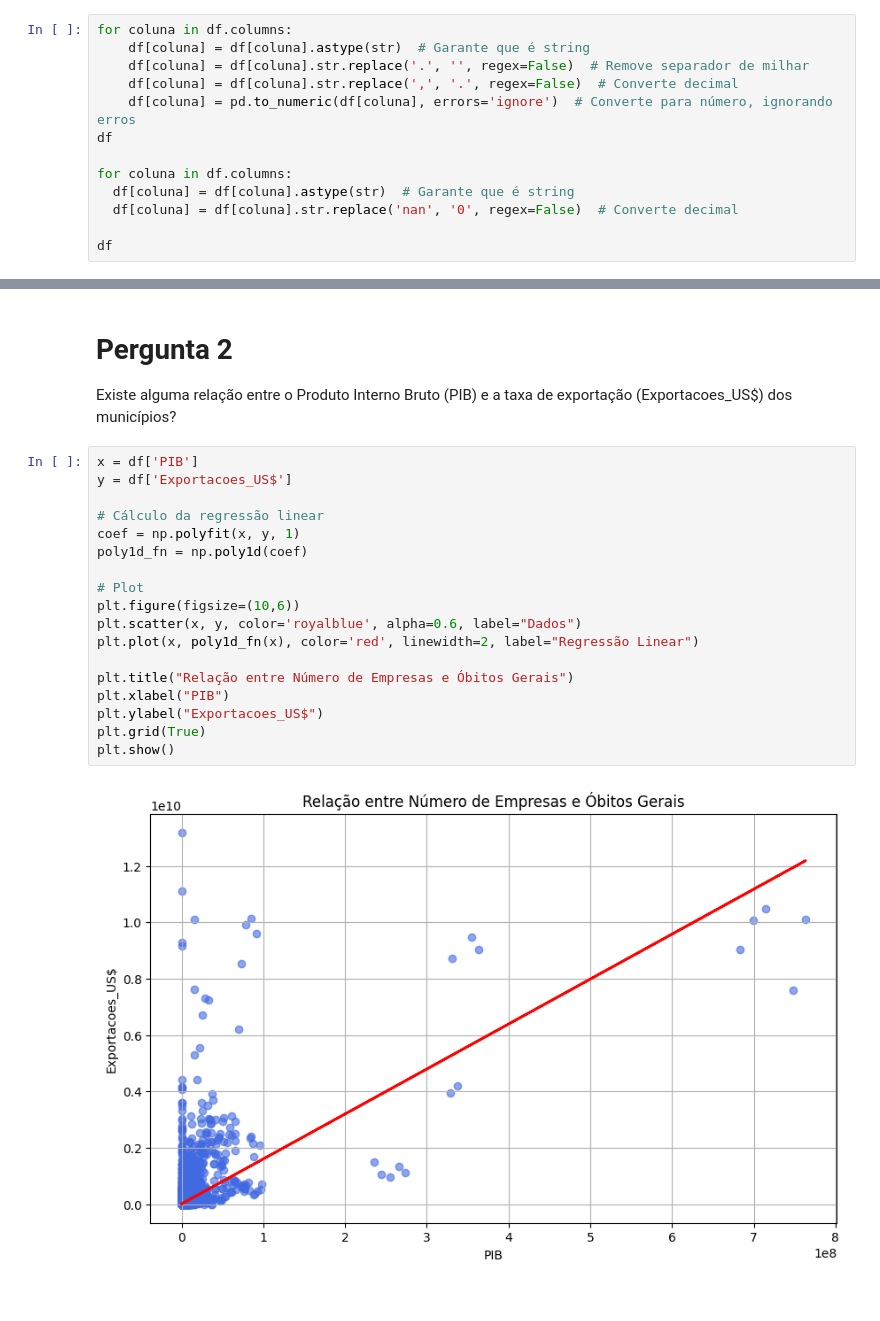
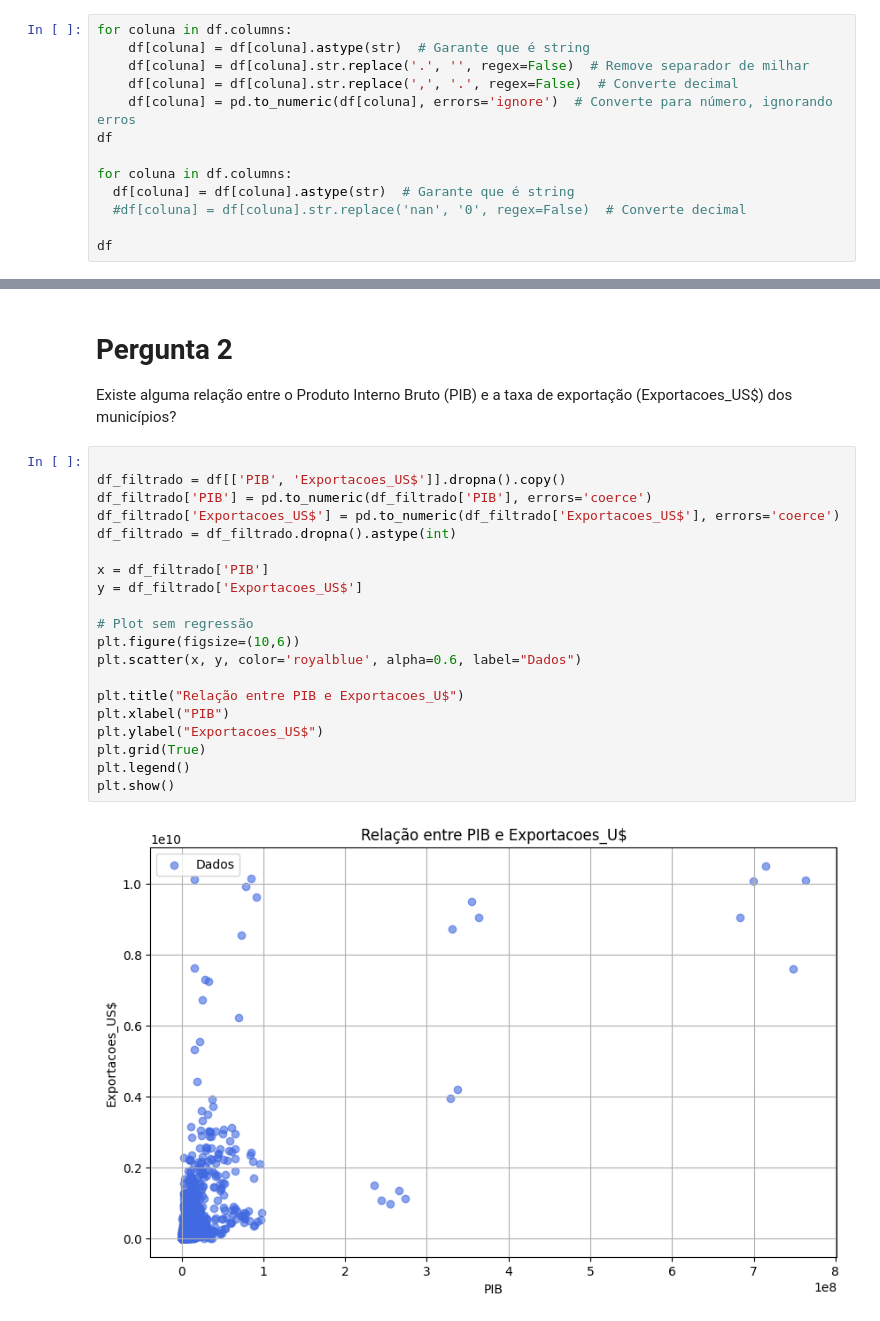
Before and after one commit to anaC-Fernandes/ProjetoDados, a Jupyter notebook: Notebooks/Dataset_Economia.ipynb, the cells around one changed output, grey strips where cells are left out. Drawn from its saved outputs; the diff is of its cells as text.

```diff
--- a/Notebooks/Dataset_Economia.ipynb
+++ b/Notebooks/Dataset_Economia.ipynb
@@ -46,7 +46,7 @@ df
 
 for coluna in df.columns:
   df[coluna] = df[coluna].astype(str)  # Garante que é string
-  df[coluna] = df[coluna].str.replace('nan', '0', regex=False)  # Converte decimal
+  #df[coluna] = df[coluna].str.replace('nan', '0', regex=False)  # Converte decimal
 
 df
 # %% [output]
@@ -207,22 +252,24 @@ plt.show()
 # Pergunta 2
 Existe alguma relação entre o Produto Interno Bruto (PIB) e a taxa de exportação (Exportacoes_US$) dos municípios?
 # %%
-x = df['PIB']
-y = df['Exportacoes_US$']
 
-# Cálculo da regressão linear
-coef = np.polyfit(x, y, 1)
-poly1d_fn = np.poly1d(coef)
+df_filtrado = df[['PIB', 'Exportacoes_US$']].dropna().copy()
+df_filtrado['PIB'] = pd.to_numeric(df_filtrado['PIB'], errors='coerce')
+df_filtrado['Exportacoes_US$'] = pd.to_numeric(df_filtrado['Exportacoes_US$'], errors='coerce')
+df_filtrado = df_filtrado.dropna().astype(int)
 
-# Plot
+x = df_filtrado['PIB']
+y = df_filtrado['Exportacoes_US$']
+
+# Plot sem regressão
 plt.figure(figsize=(10,6))
 plt.scatter(x, y, color='royalblue', alpha=0.6, label="Dados")
-plt.plot(x, poly1d_fn(x), color='red', linewidth=2, label="Regressão Linear")
 
-plt.title("Relação entre Número de Empresas e Óbitos Gerais")
+plt.title("Relação entre PIB e Exportacoes_U$")
 plt.xlabel("PIB")
 plt.ylabel("Exportacoes_US$")
 plt.grid(True)
+plt.legend()
 plt.show()
 # %% [output]
-[figure, old version]
+[figure, new version]
```
Also changed, not shown: parts of 20 cells of this notebook.
